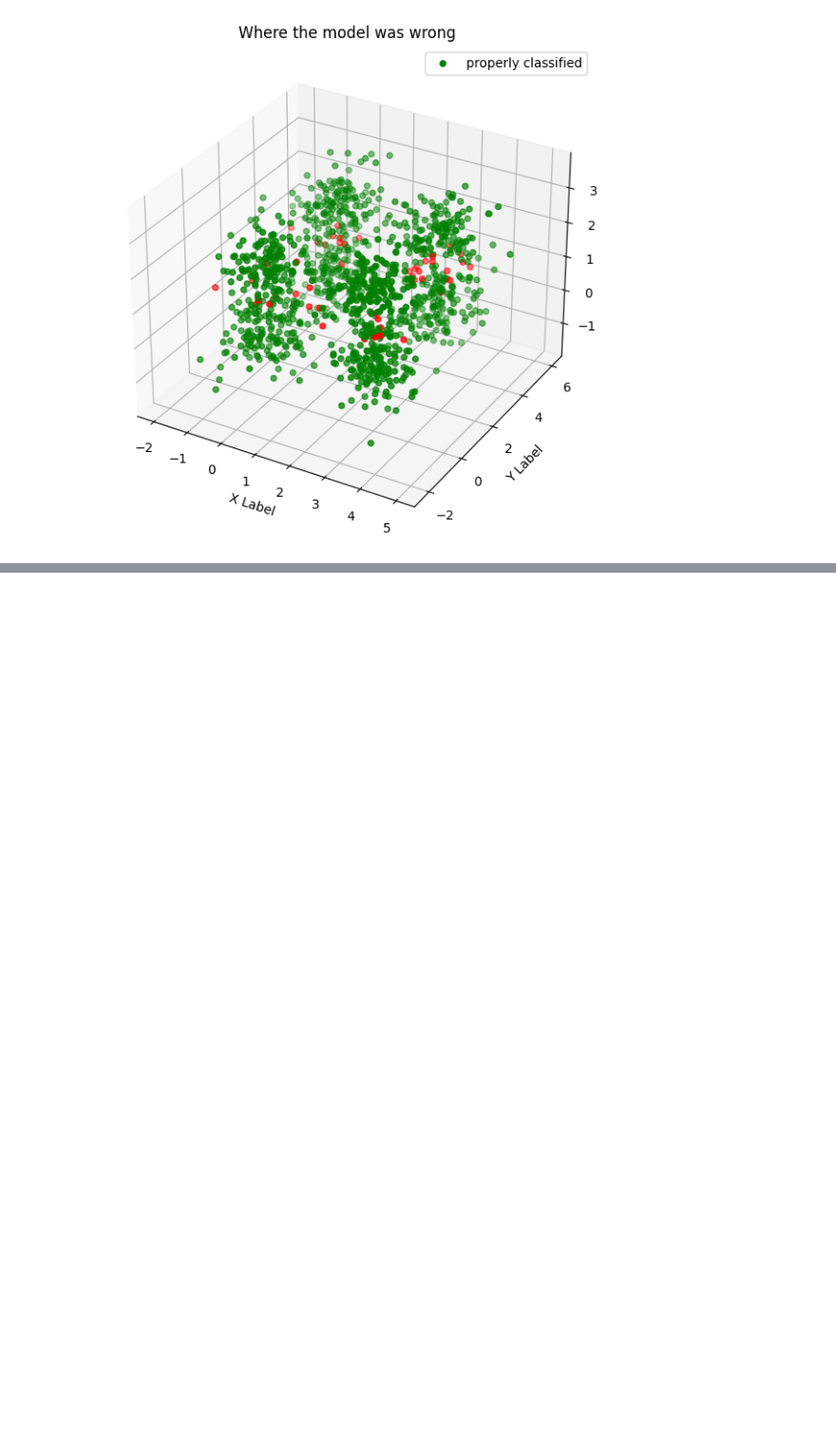
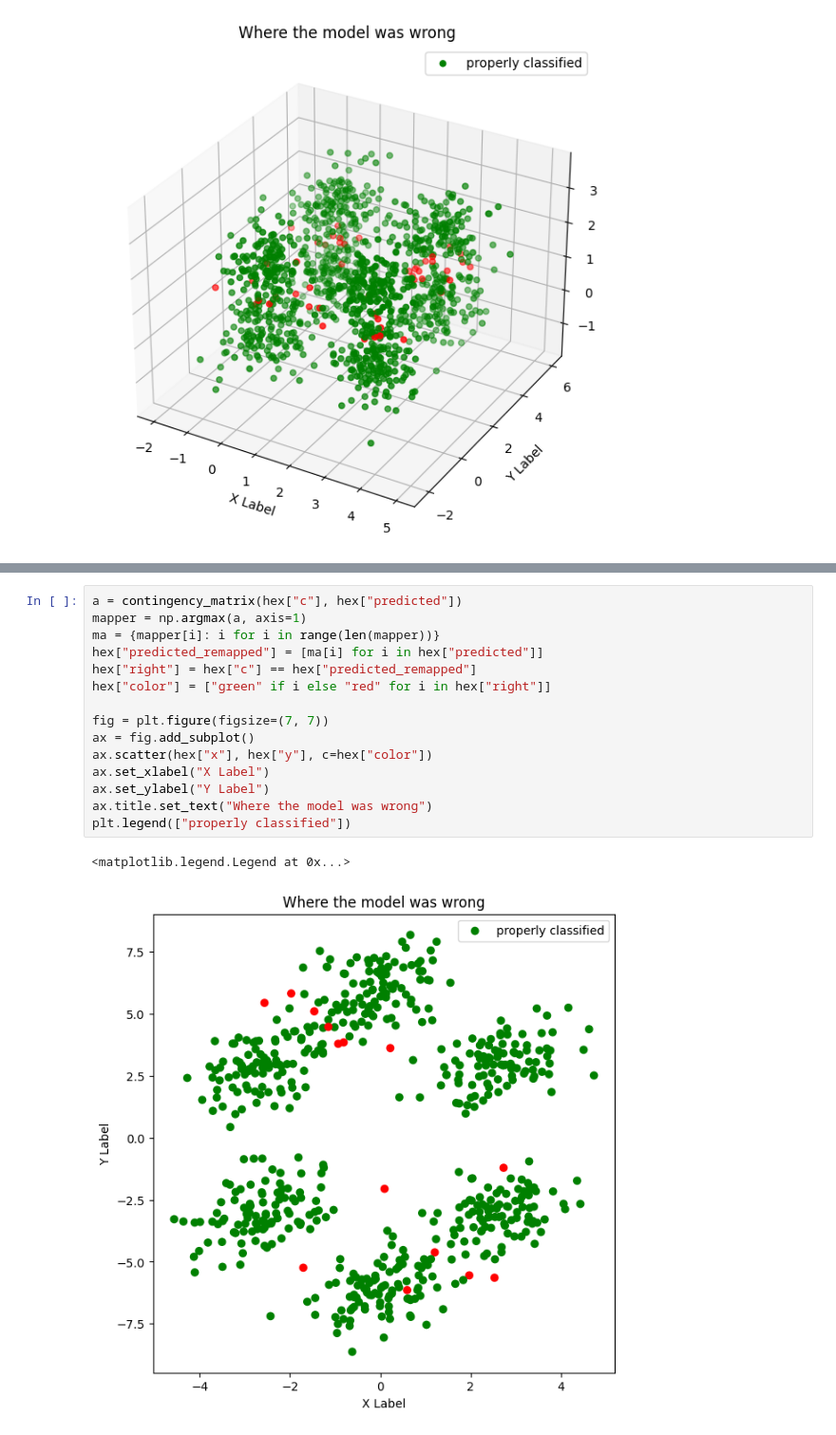
Before and after one commit to nizwant/methods_of_computational_intelligence, a Jupyter notebook: KohonenNetworks/KOH1.ipynb, the cells around one changed output, grey strips where cells are left out. Shown at 95% size. Saved outputs shown, nothing was run; the diff lists cells and outputs as text; blank space fills up the shorter version.

```diff
--- a/KohonenNetworks/KOH1.ipynb
+++ b/KohonenNetworks/KOH1.ipynb
@@ -210,0 +265,18 @@ plt.legend(["properly classified"])
+# %%
+a = contingency_matrix(hex["c"], hex["predicted"])
+mapper = np.argmax(a, axis=1)
+ma = {mapper[i]: i for i in range(len(mapper))}
+hex["predicted_remapped"] = [ma[i] for i in hex["predicted"]]
+hex["right"] = hex["c"] == hex["predicted_remapped"]
+hex["color"] = ["green" if i else "red" for i in hex["right"]]
+
+fig = plt.figure(figsize=(7, 7))
+ax = fig.add_subplot()
+ax.scatter(hex["x"], hex["y"], c=hex["color"])
+ax.set_xlabel("X Label")
+ax.set_ylabel("Y Label")
+ax.title.set_text("Where the model was wrong")
+plt.legend(["properly classified"])
+# %% [output]
+<matplotlib.legend.Legend at 0x...>
+[figure, added]
```
Also changed, not shown: parts of 14 cells of this notebook.
